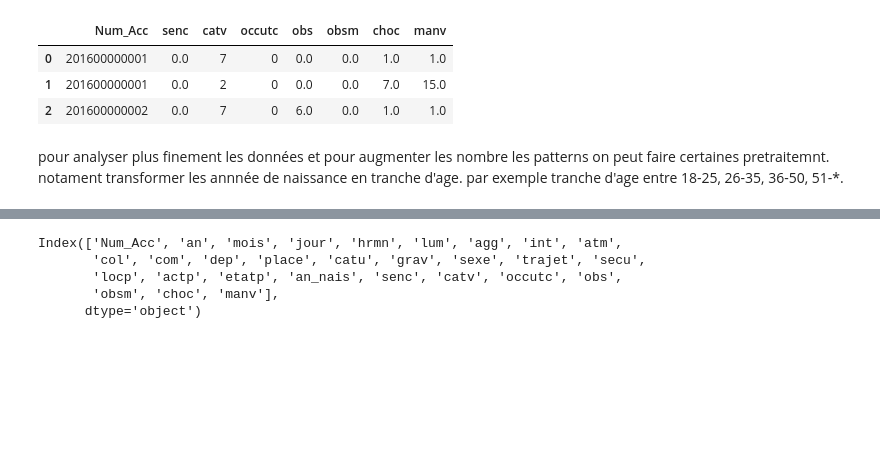
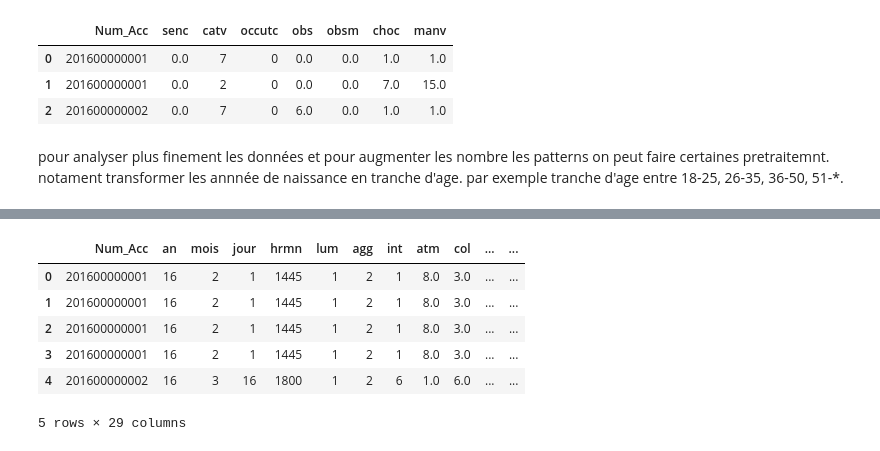
Before and after one commit to WilliamBamba/projet_dm, a Jupyter notebook: frequent_patterns/frequent_item.ipynb, the cells around one changed output, grey strips where cells are left out. Saved outputs shown, nothing was run; the diff lists cells and outputs as text; code cells hidden in the pictures; blank space fills up the shorter version.

```diff
--- a/frequent_patterns/frequent_item.ipynb
+++ b/frequent_patterns/frequent_item.ipynb
@@ -68,11 +66,13 @@ TypeError: Can only merge Series or DataFrame objects, a <class 'NoneType'> was
 # %%
-dataset.columns
+dataset.head()
 # %% [output]
+|  | Num_Acc | an | mois | jour | hrmn | lum | agg | int | atm | col | ... | ... |
+| 0 | 201600000001 | 16 | 2 | 1 | 1445 | 1 | 2 | 1 | 8.0 | 3.0 | ... | ... |
+| 1 | 201600000001 | 16 | 2 | 1 | 1445 | 1 | 2 | 1 | 8.0 | 3.0 | ... | ... |
+| 2 | 201600000001 | 16 | 2 | 1 | 1445 | 1 | 2 | 1 | 8.0 | 3.0 | ... | ... |
+| 3 | 201600000001 | 16 | 2 | 1 | 1445 | 1 | 2 | 1 | 8.0 | 3.0 | ... | ... |
+| 4 | 201600000002 | 16 | 3 | 16 | 1800 | 1 | 2 | 6 | 1.0 | 6.0 | ... | ... |
-Index(['Num_Acc', 'an', 'mois', 'jour', 'hrmn', 'lum', 'agg', 'int', 'atm',
-       'col', 'com', 'dep', 'place', 'catu', 'grav', 'sexe', 'trajet', 'secu',
-       'locp', 'actp', 'etatp', 'an_nais', 'senc', 'catv', 'occutc', 'obs',
-       'obsm', 'choc', 'manv'],
-      dtype='object')
+5 rows × 29 columns
 # %%
 caracteristics = None
 users = None
```
Also changed, not shown: parts of 18 cells of this notebook, 3 other files.
